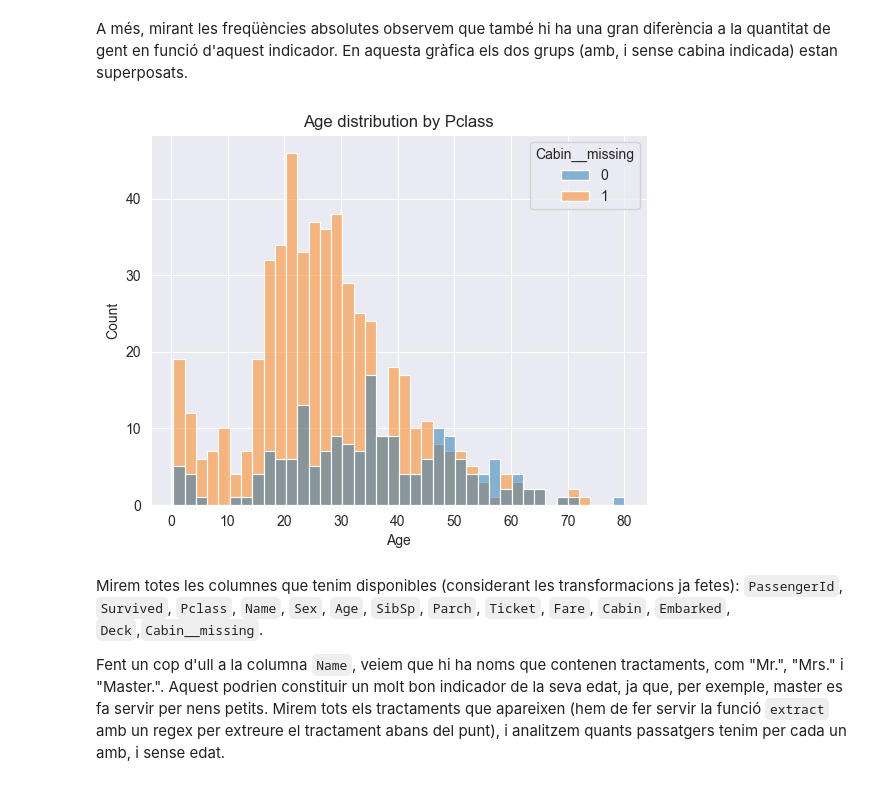
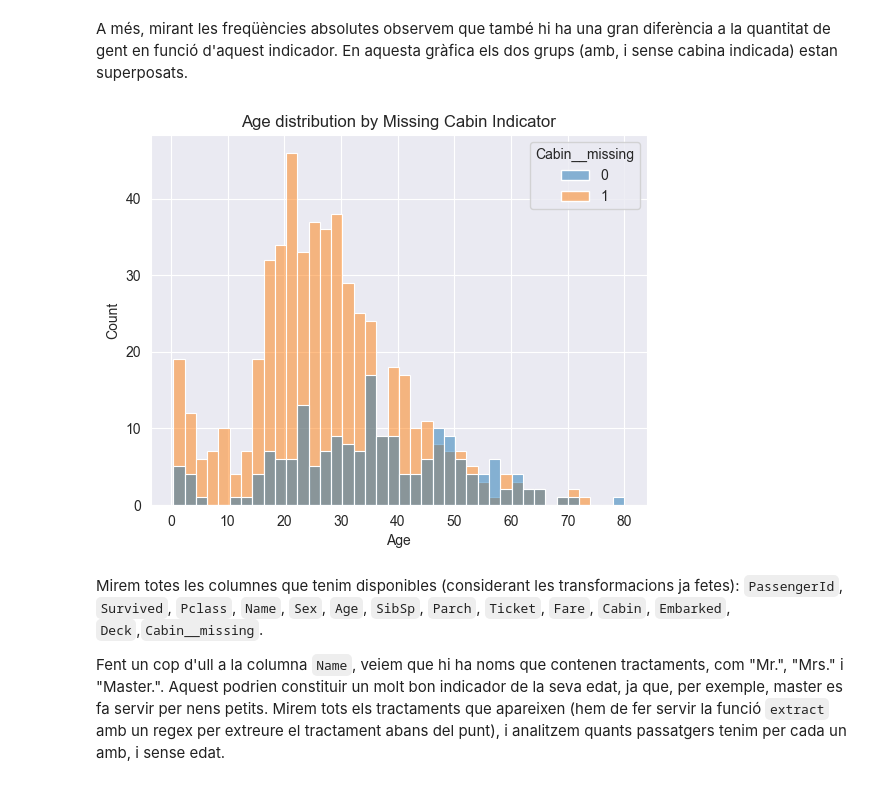
Before and after one commit to NatanSisoev/TitanicSurvival, a Jupyter notebook: practica.ipynb, the cells around one changed output. Drawn from its saved outputs; the diff is of its cells as text; code cells hidden in the pictures.

```diff
--- a/practica.ipynb
+++ b/practica.ipynb
@@ -483,17 +483,17 @@ A més, mirant les freqüències absolutes observem que també hi ha una gran di
 # %%
 sns.histplot(
     data=indicate_missing_cabin_transformer.transform(df),
     x="Age",
     hue="Cabin__missing",
     bins=40
 )
 
 plt.xlabel("Age")
 plt.ylabel("Count")
-plt.title("Age distribution by Pclass")
+plt.title("Age distribution by Missing Cabin Indicator")
 plt.show()
 # %% [output]
-[figure, old version]
+[figure, new version]
 # %% [markdown]
 Mirem totes les columnes que tenim disponibles (considerant les transformacions ja fetes): `PassengerId`, `Survived`, `Pclass`, `Name`, `Sex`, `Age`, `SibSp`, `Parch`, `Ticket`, `Fare`, `Cabin`, `Embarked`, `Deck`,`Cabin__missing`.
 
```
Also changed, not shown: parts of 4 cells of this notebook.
